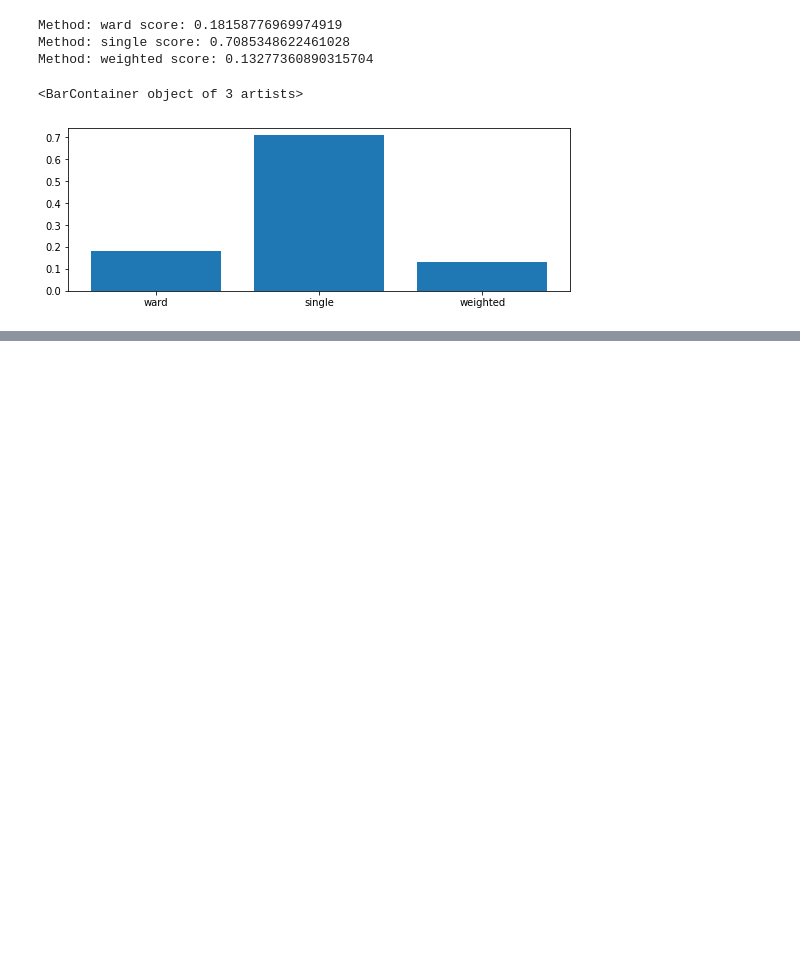
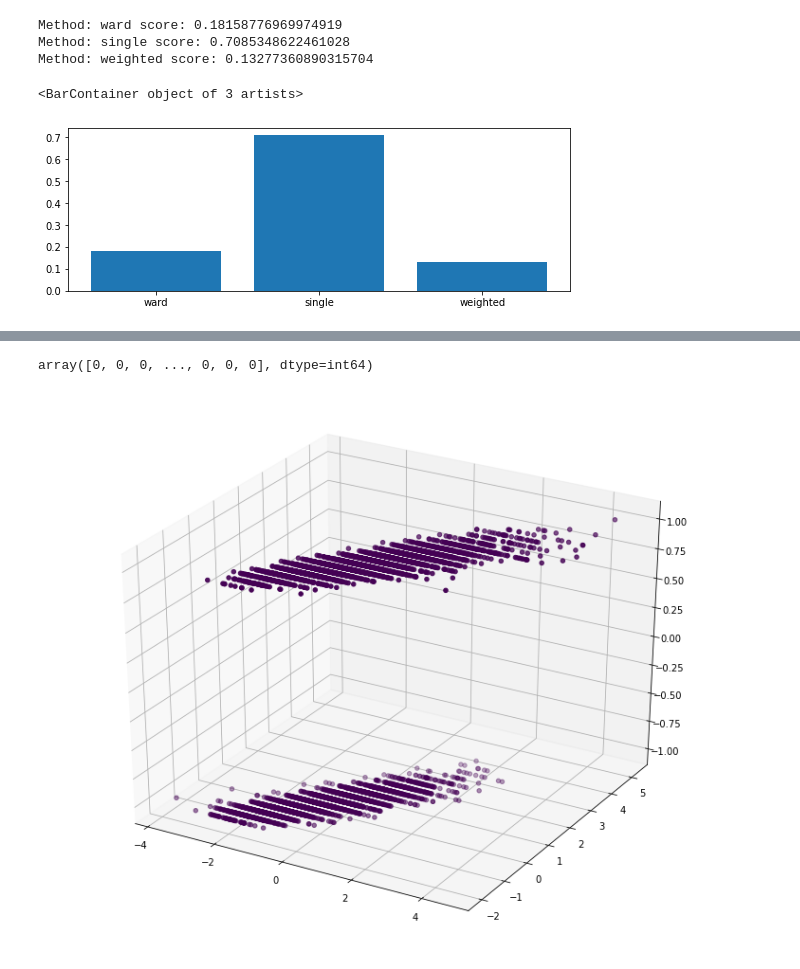
Before and after one commit to srokowskip/sad, a Jupyter notebook: high_diamond_ranked.ipynb, the cells around one changed output, grey strips where cells are left out. Drawn from its saved outputs; the diff is of its cells as text; code cells hidden in the pictures; blank space fills up the shorter version.

Commit message:
DBSCAN, format, random stuff

```diff
--- a/high_diamond_ranked.ipynb
+++ b/high_diamond_ranked.ipynb
@@ -425,0 +486,3 @@ plt.bar(methods,scores)
+# %%
+rankeds['blueTotalGoldCategorized'] = pd.cut(rankeds['blueTotalGold'], [0,5000,10000,15000,20000,25000])
+rankeds['blueTotalGoldCategorized']
@@ -425,0 +563,3 @@ plt.bar(methods,scores)
+# %%
+rankeds_refresh = rankeds.drop('blueTotalGoldCategorized', axis=1)
+rankeds_refresh.info()
@@ -425,0 +582,19 @@ plt.bar(methods,scores)
+# %%
+scaler = StandardScaler()
+rankeds_refresh[rankeds_refresh.columns] = scaler.fit_transform(rankeds_refresh)
+clusters = DBSCAN(eps=20, min_samples=5).fit_predict(rankeds_refresh[rankeds_refresh.columns])
+# %%
+clusters
+# %% [output]
+array([0, 0, 0, ..., 0, 0, 0], dtype=int64)
+# %%
+fig = plt.figure(figsize=(10,8))
+ax = Axes3D(fig)
+
+ax.scatter(
+    rankeds_refresh['blueTotalGold'], rankeds_refresh['blueKills'], rankeds_refresh['blueWins'],
+    c=clusters
+)
+plt.show()
+# %% [output]
+[figure, added]
```
Also changed, not shown: parts of 31 cells of this notebook.
